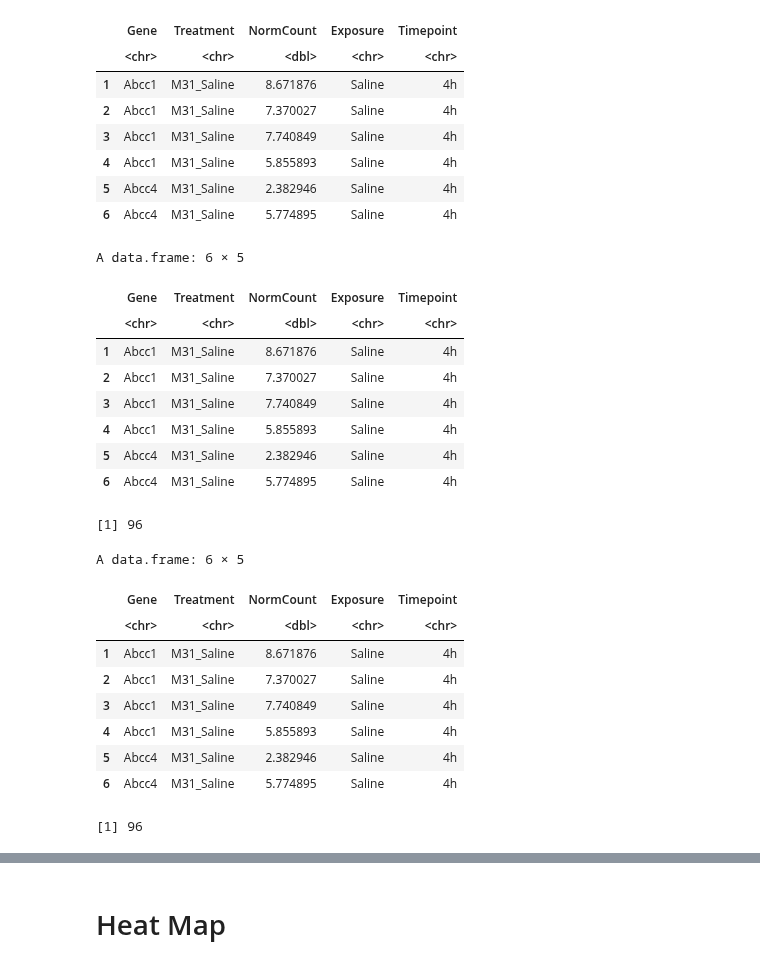
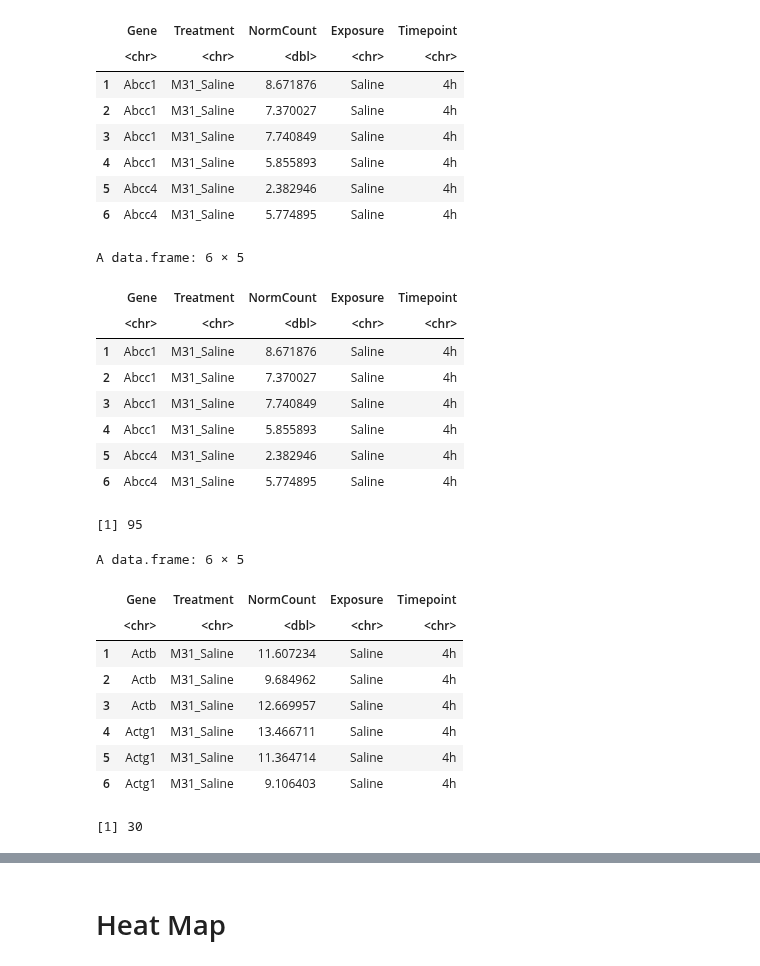
Before and after one commit to Ragerlab/P1013.-Microbiome-Peanut-Allergy, a Jupyter notebook: Gene Expression Heat Map.ipynb, the cells around one changed output, grey strips where cells are left out. Saved outputs shown, nothing was run; the diff lists cells and outputs as text; code cells hidden in the pictures.

```diff
--- a/Gene Expression Heat Map.ipynb
+++ b/Gene Expression Heat Map.ipynb
@@ -176,43 +176,50 @@ A data.frame: 6 × 5
 | 6 | Abcc4 | M31_Saline | 5.774895 | Saline | 4h |
 # %%
 #lastly filtering for genes that were differentially expressed based on genes that are in the significance dataset
-#THIS NEEDS TO BE REDONE TO FILTER BASED ON THE CONDITION FIRST!!!
-#peat flame
+#PEAT FLAME
+pf_significance_df = gene_signficance_df %>%
+    #filtering dataset for peat flame and 4h time exposure
+    filter(Exposure == "PeatFlame" & Sample.Collection.Timepoint.Post.Exposure..h. == 4)
+
 peatflame_final_df = pathway_peatflame_df %>%
-    filter(Gene %in% gene_signficance_df$Gene.Identifier)
+    filter(Gene %in% pf_significance_df$Gene.Identifier)
 head(peatflame_final_df)
 
 #number of genes in our pathways of interest that will be in the final df
 length(unique(peatflame_final_df$Gene))
 
-#red oak
+#RED OAK
+rof_significance_df = gene_signficance_df %>%
+    #filtering dataset for peat flame and 4h time exposure
+    filter(Exposure == "RedOakFlame" & Sample.Collection.Timepoint.Post.Exposure..h. == 4)
+
 redoakflame_final_df = pathway_redoakflame_df %>%
-    filter(Gene %in% gene_signficance_df$Gene.Identifier)
+    filter(Gene %in% rof_significance_df$Gene.Identifier)
 head(redoakflame_final_df)
 
 #number of genes in our pathways of interest that will be in the final df
 length(unique(redoakflame_final_df$Gene))
 # %% [output]
 A data.frame: 6 × 5
 |  | Gene | Treatment | NormCount | Exposure | Timepoint |
 |  | <chr> | <chr> | <dbl> | <chr> | <chr> |
 | 1 | Abcc1 | M31_Saline | 8.671876 | Saline | 4h |
 | 2 | Abcc1 | M31_Saline | 7.370027 | Saline | 4h |
 | 3 | Abcc1 | M31_Saline | 7.740849 | Saline | 4h |
 | 4 | Abcc1 | M31_Saline | 5.855893 | Saline | 4h |
 | 5 | Abcc4 | M31_Saline | 2.382946 | Saline | 4h |
 | 6 | Abcc4 | M31_Saline | 5.774895 | Saline | 4h |
-[1] 96
+[1] 95
 A data.frame: 6 × 5
 |  | Gene | Treatment | NormCount | Exposure | Timepoint |
 |  | <chr> | <chr> | <dbl> | <chr> | <chr> |
-| 1 | Abcc1 | M31_Saline | 8.671876 | Saline | 4h |
-| 2 | Abcc1 | M31_Saline | 7.370027 | Saline | 4h |
-| 3 | Abcc1 | M31_Saline | 7.740849 | Saline | 4h |
-| 4 | Abcc1 | M31_Saline | 5.855893 | Saline | 4h |
-| 5 | Abcc4 | M31_Saline | 2.382946 | Saline | 4h |
-| 6 | Abcc4 | M31_Saline | 5.774895 | Saline | 4h |
+| 1 | Actb | M31_Saline | 11.607234 | Saline | 4h |
+| 2 | Actb | M31_Saline | 9.684962 | Saline | 4h |
+| 3 | Actb | M31_Saline | 12.669957 | Saline | 4h |
+| 4 | Actg1 | M31_Saline | 13.466711 | Saline | 4h |
+| 5 | Actg1 | M31_Saline | 11.364714 | Saline | 4h |
+| 6 | Actg1 | M31_Saline | 9.106403 | Saline | 4h |
-[1] 96
+[1] 30
 # %%
 #now organzing df for heat map
 
```
Also changed, not shown: parts of 4 cells of this notebook.
